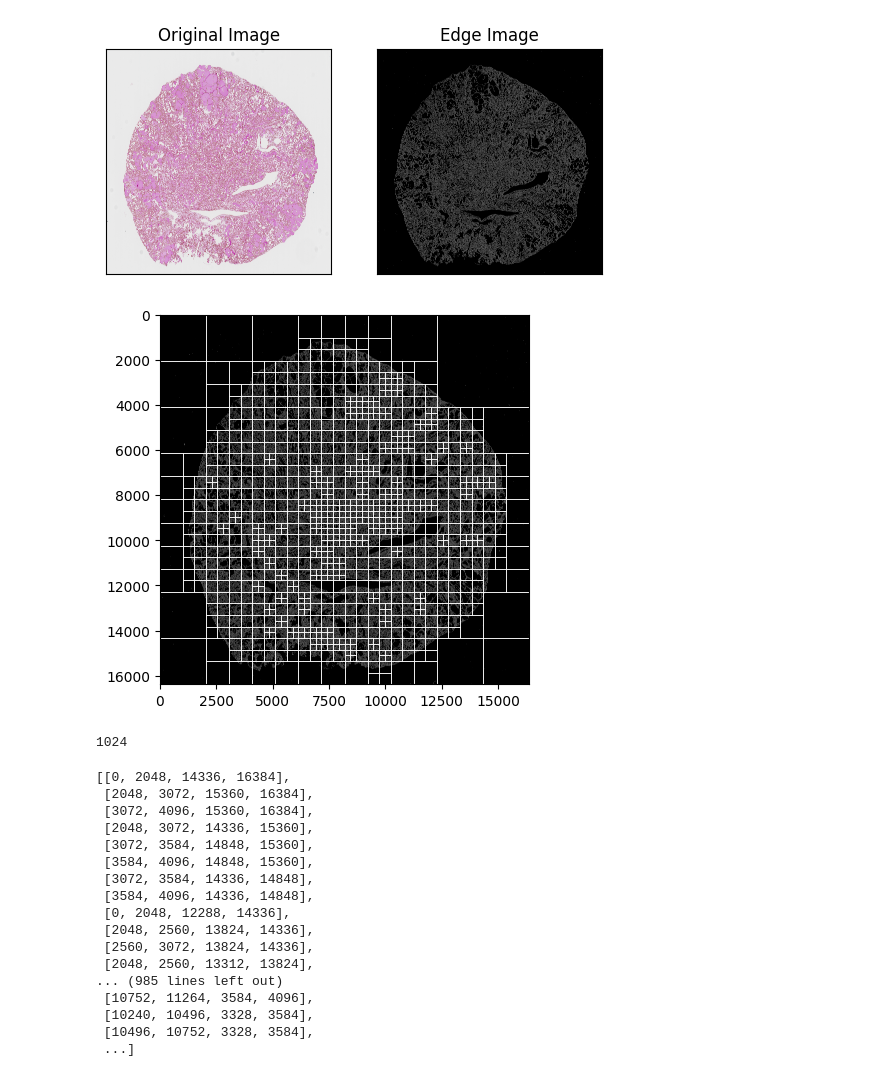
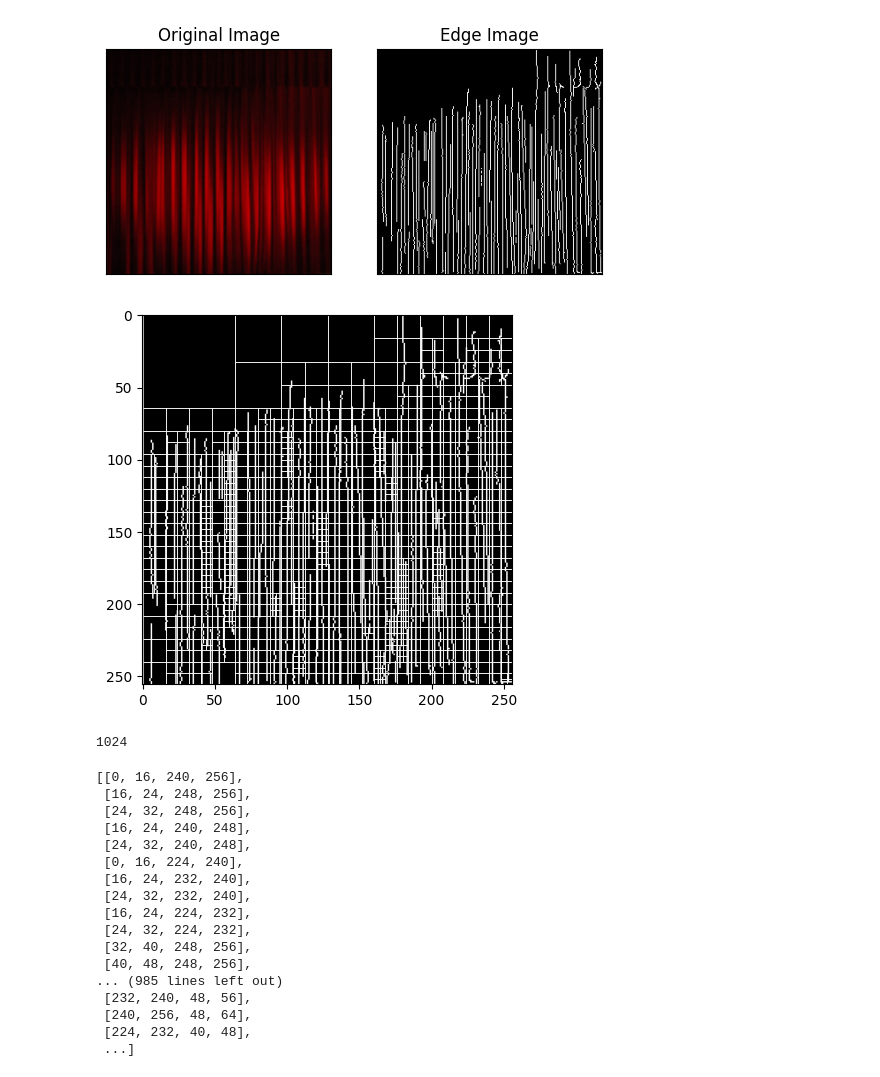
Before and after one commit to zhangenzhi/apt, a Jupyter notebook: utils/patchify.ipynb, the cells around one changed output. Saved outputs shown, nothing was run; the diff lists cells and outputs as text; code cells hidden in the pictures.

```diff
--- a/utils/patchify.ipynb
+++ b/utils/patchify.ipynb
@@ -8,21 +8,23 @@ from apt.quadtree import FixedQuadTree
 # %%
 # img = cv.imread('/Users/zhangenzhi/work/gvit-1/dataset/paip/output_images_and_masks/128700-2019-01-00-03-01/rescaled_image_0_512x512.png')
 # img = cv.imread('/Volumes/data/dataset/paip/output_images_and_masks/128700-2019-01-00-03-01/rescaled_image_0_512x512.png')
-img = cv.imread('/Volumes/data/dataset/miccai/rescale-images-16384/rescaled_image_0_16384x16384.png')
+# img = cv.imread('/Volumes/data/dataset/miccai/rescale-images-16384/rescaled_image_0_16384x16384.png')
+img = cv.imread('/Volumes/data/dataset/test/n04525038_35823.JPEG')
 # img = cv.imread('/Volumes/Extreme/dataset/paip/output_images_and_masks/128700-2019-01-00-03-01/rescaled_image_0_512x512.png')
 
-
-grey_img = cv.GaussianBlur(img, (5,5), 0)
+img = cv.resize(img, (256,256))
+img = img[..., ::-1]
+grey_img = cv.GaussianBlur(img, (3,3), 0)
+# grey_img = img
 edges = cv.Canny(grey_img, 50, 110)
-# resized_image = cv.resize(img, (8192,8192))
 
 plt.subplot(121),plt.imshow(grey_img)
 plt.title('Original Image'), plt.xticks([]), plt.yticks([])
 plt.subplot(122),plt.imshow(edges,cmap = 'gray')
 plt.title('Edge Image'), plt.xticks([]), plt.yticks([])
 plt.show()
 # %% [output]
-[figure, old version]
+[figure, new version]
 # %%
 fig, ax = plt.subplots()
 ax.imshow(edges, cmap = 'gray')
@@ -32,27 +34,27 @@ plt.show()
 print(qdt.count_patches())
 plt.close()
 # %% [output]
-[figure, old version]
+[figure, new version]
 1024
 # %%
 qdt.encode_nodes()
 # %% [output]
-[[0, 2048, 14336, 16384],
- [2048, 3072, 15360, 16384],
- [3072, 4096, 15360, 16384],
- [2048, 3072, 14336, 15360],
- [3072, 3584, 14848, 15360],
- [3584, 4096, 14848, 15360],
- [3072, 3584, 14336, 14848],
- [3584, 4096, 14336, 14848],
- [0, 2048, 12288, 14336],
- [2048, 2560, 13824, 14336],
- [2560, 3072, 13824, 14336],
- [2048, 2560, 13312, 13824],
+[[0, 16, 240, 256],
+ [16, 24, 248, 256],
+ [24, 32, 248, 256],
+ [16, 24, 240, 248],
+ [24, 32, 240, 248],
+ [0, 16, 224, 240],
+ [16, 24, 232, 240],
+ [24, 32, 232, 240],
+ [16, 24, 224, 232],
+ [24, 32, 224, 232],
+ [32, 40, 248, 256],
+ [40, 48, 248, 256],
 ... (985 lines left out)
- [10752, 11264, 3584, 4096],
- [10240, 10496, 3328, 3584],
- [10496, 10752, 3328, 3584],
+ [232, 240, 48, 56],
+ [240, 256, 48, 64],
+ [224, 232, 40, 48],
  ...]
 # %%
 def patchify(mask, patch_size=8, channel=3):
```
Also changed, not shown: parts of 3 cells of this notebook, 1 other file.
